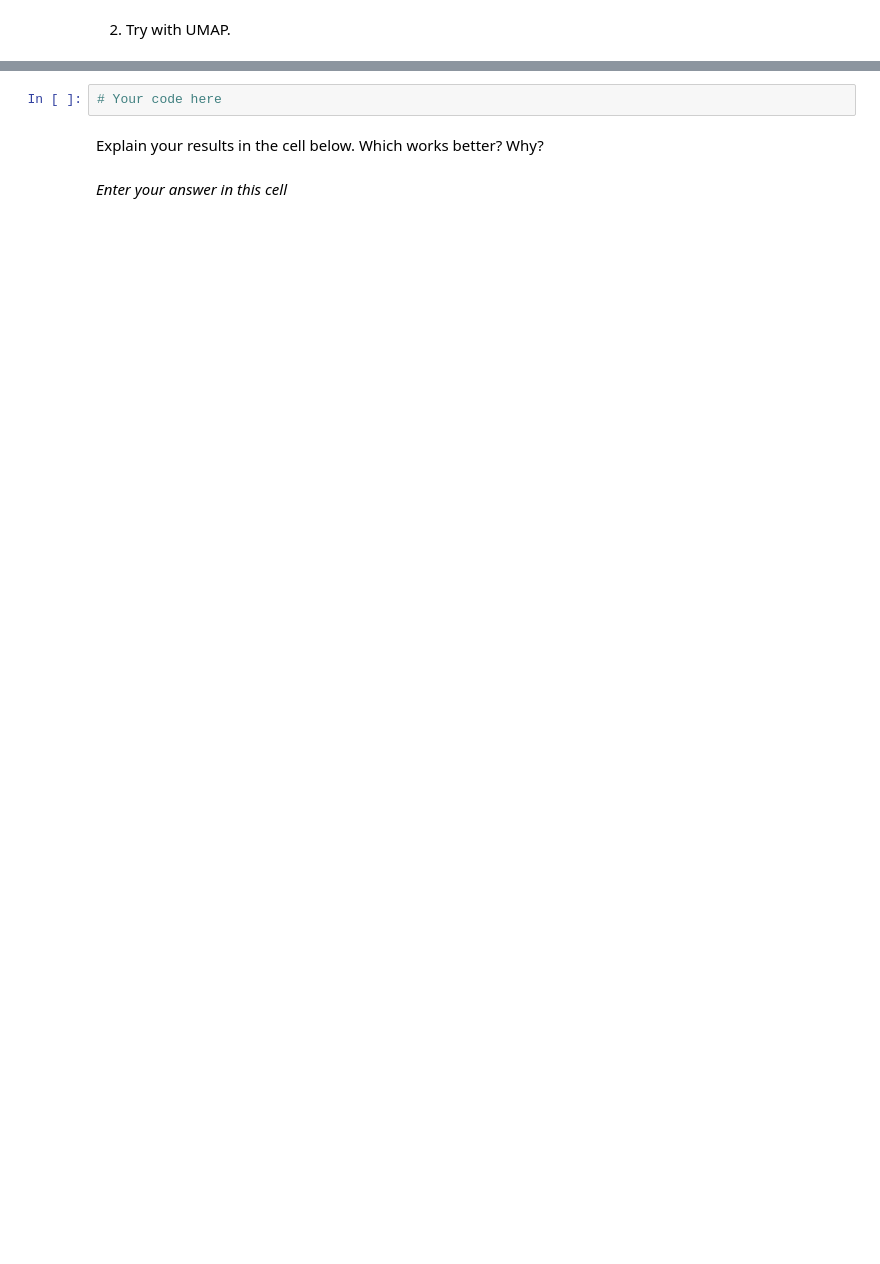
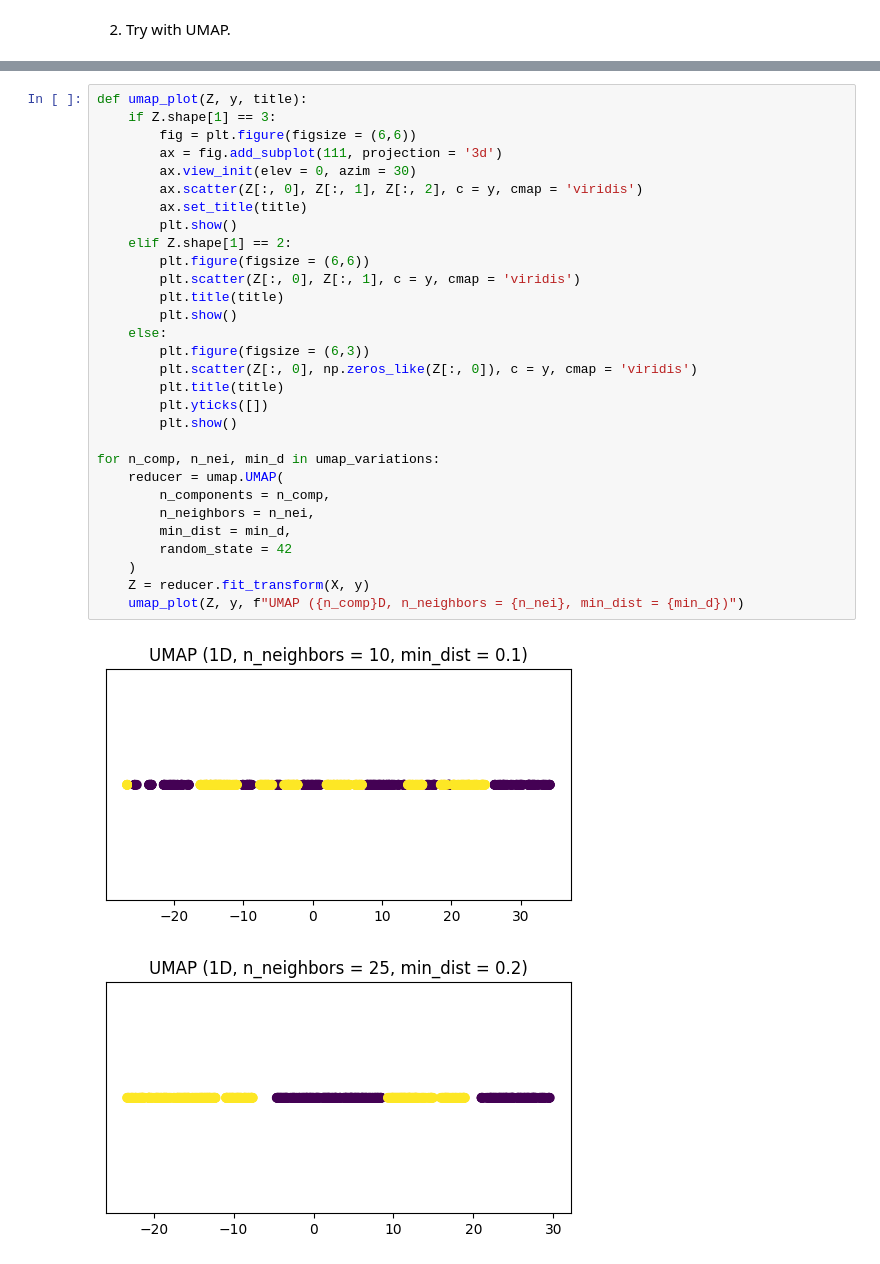
Before and after one commit to SU-IST707-FS25/week-4-materials-zseidel18, a Jupyter notebook: assignment.ipynb, the cells around one changed output, grey strips where cells are left out. Drawn from its saved outputs; the diff is of its cells as text; blank space fills up the shorter version.

```diff
--- a/assignment.ipynb
+++ b/assignment.ipynb
@@ -363,6 +409,33 @@ plt.show()
-# %%
-# Your code here
-# %% [markdown]
-Explain your results in the cell below.  Which works better?  Why?
-# %% [markdown]
-*Enter your answer in this cell*
+# %%
+def umap_plot(Z, y, title):
+    if Z.shape[1] == 3:
+        fig = plt.figure(figsize = (6,6))
+        ax = fig.add_subplot(111, projection = '3d')
+        ax.view_init(elev = 0, azim = 30)
+        ax.scatter(Z[:, 0], Z[:, 1], Z[:, 2], c = y, cmap = 'viridis')
+        ax.set_title(title)
+        plt.show()
+    elif Z.shape[1] == 2:
+        plt.figure(figsize = (6,6))
+        plt.scatter(Z[:, 0], Z[:, 1], c = y, cmap = 'viridis')
+        plt.title(title)
+        plt.show()
+    else:
+        plt.figure(figsize = (6,3))
+        plt.scatter(Z[:, 0], np.zeros_like(Z[:, 0]), c = y, cmap = 'viridis')
+        plt.title(title)
+        plt.yticks([])
+        plt.show()
+
+for n_comp, n_nei, min_d in umap_variations:
+    reducer = umap.UMAP(
+        n_components = n_comp,
+        n_neighbors = n_nei,
+        min_dist = min_d,
+        random_state = 42
+    )
+    Z = reducer.fit_transform(X, y)
+    umap_plot(Z, y, f"UMAP ({n_comp}D, n_neighbors = {n_nei}, min_dist = {min_d})")
+# %% [output]
+[figure, added]
+[figure, added]
```
Also changed, not shown: parts of 8 cells of this notebook.
